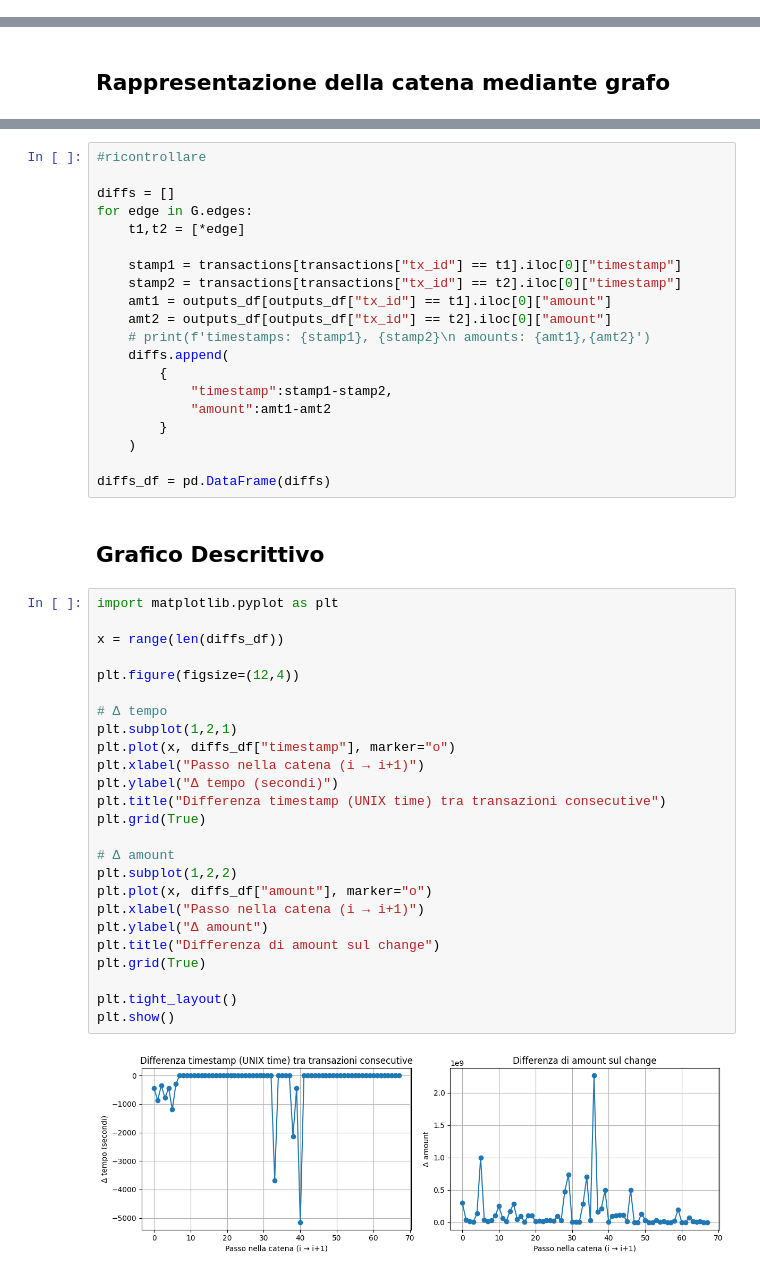
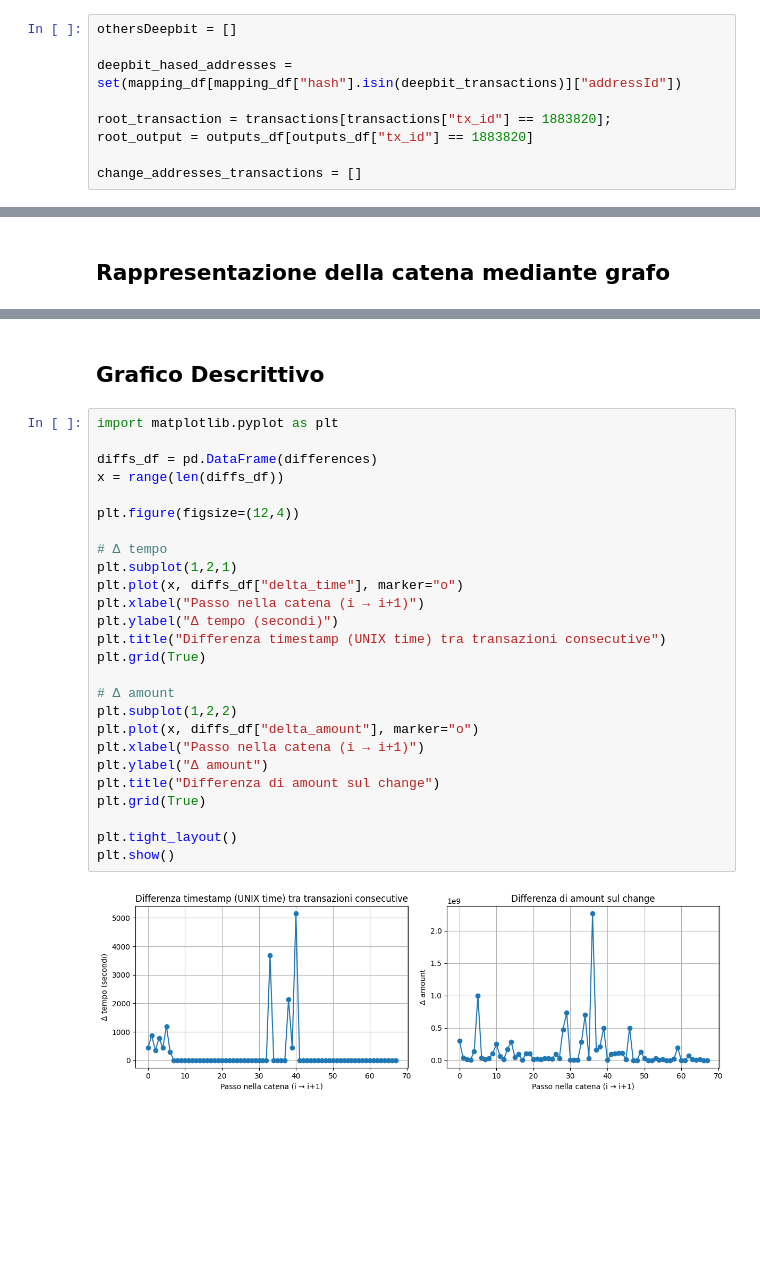
Before and after one commit to TaleWind28/Magician, a Jupyter notebook: Magician.ipynb, the cells around one changed output, grey strips where cells are left out. Drawn from its saved outputs; the diff is of its cells as text; blank space fills up the shorter version.

```diff
--- a/Magician.ipynb
+++ b/Magician.ipynb
@@ -500,3 +484,12 @@ display(deepbit_hased_addresses)
+# %%
+othersDeepbit = []
+
+deepbit_hased_addresses = set(mapping_df[mapping_df["hash"].isin(deepbit_transactions)]["addressId"])
+
+root_transaction = transactions[transactions["tx_id"] == 1883820];
+root_output = outputs_df[outputs_df["tx_id"] == 1883820]
+
+change_addresses_transactions = []
 # %% [markdown]
 ## Definizione Funzione Ricorsiva per ricostruire la catena di transazioni
 # %%
@@ -621,50 +605,31 @@ plt.show()
-# %%
-#ricontrollare
-
-diffs = []
-for edge in G.edges:
-    t1,t2 = [*edge]
-
-    stamp1 = transactions[transactions["tx_id"] == t1].iloc[0]["timestamp"]
-    stamp2 = transactions[transactions["tx_id"] == t2].iloc[0]["timestamp"]
-    amt1 = outputs_df[outputs_df["tx_id"] == t1].iloc[0]["amount"]
-    amt2 = outputs_df[outputs_df["tx_id"] == t2].iloc[0]["amount"]
-    # print(f'timestamps: {stamp1}, {stamp2}\n amounts: {amt1},{amt2}')
-    diffs.append(
-        {
-            "timestamp":stamp1-stamp2,
-            "amount":amt1-amt2
-        }
-    )
-
-diffs_df = pd.DataFrame(diffs)
 # %% [markdown]
 ## Grafico Descrittivo
 # %%
 import matplotlib.pyplot as plt
 
+diffs_df = pd.DataFrame(differences)
 x = range(len(diffs_df))
 
 plt.figure(figsize=(12,4))
 
 # Δ tempo
 plt.subplot(1,2,1)
-plt.plot(x, diffs_df["timestamp"], marker="o")
+plt.plot(x, diffs_df["delta_time"], marker="o")
 plt.xlabel("Passo nella catena (i → i+1)")
 plt.ylabel("Δ tempo (secondi)")
 plt.title("Differenza timestamp (UNIX time) tra transazioni consecutive")
 plt.grid(True)
 
 # Δ amount
 plt.subplot(1,2,2)
-plt.plot(x, diffs_df["amount"], marker="o")
+plt.plot(x, diffs_df["delta_amount"], marker="o")
 plt.xlabel("Passo nella catena (i → i+1)")
 plt.ylabel("Δ amount")
 plt.title("Differenza di amount sul change")
 plt.grid(True)
 
 plt.tight_layout()
 plt.show()
 # %% [output]
-[figure, old version]
+[figure, new version]
 # %% [markdown]
```
Also changed, not shown: parts of 9 cells of this notebook.
